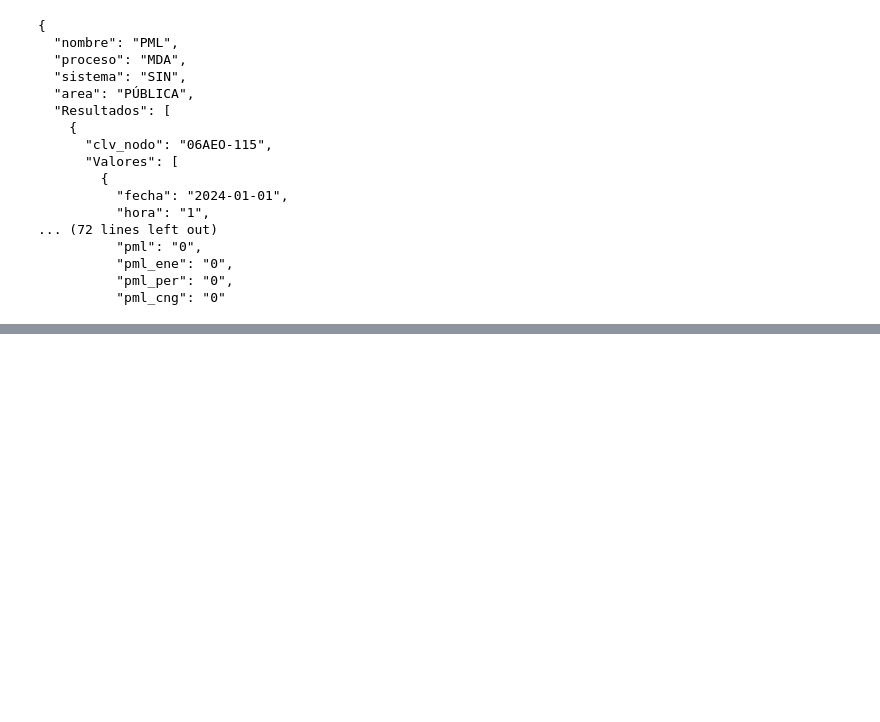
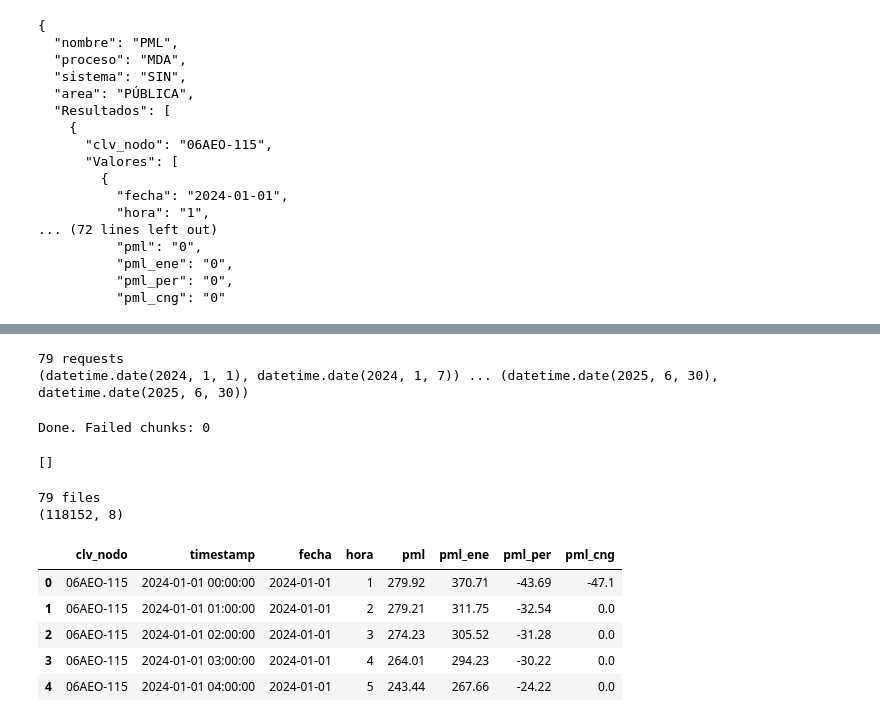
Before and after one commit to zyangarduno/CENACE-CHALLENGE, a Jupyter notebook: notebooks/01_extraction.ipynb, the cells around one changed output, grey strips where cells are left out. Cells and saved outputs as stored; diff of their text form; code cells hidden in the pictures; blank space fills up the shorter version.

```diff
--- a/notebooks/01_extraction.ipynb
+++ b/notebooks/01_extraction.ipynb
@@ -106,0 +167,15 @@ print(json.dumps(test, indent=2, ensure_ascii=False)[:2000])
+# %%
+def make_chunks(d_start, d_end, days):
+    chunks, current = [], d_start
+    while current <= d_end:
+        chunk_end = min(current + timedelta(days=days - 1), d_end)
+        chunks.append((current, chunk_end))
+        current = chunk_end + timedelta(days=1)
+    return chunks
+
+chunks = make_chunks(start, end, api["max_days_per_request"])
+print(len(chunks), "requests")
+print(chunks[0], "...", chunks[-1])
+# %% [output]
+79 requests
+(datetime.date(2024, 1, 1), datetime.date(2024, 1, 7)) ... (datetime.date(2025, 6, 30), datetime.date(2025, 6, 30))
@@ -106,0 +185,6 @@ print(json.dumps(test, indent=2, ensure_ascii=False)[:2000])
+# %%
+@retry(stop=stop_after_attempt(5), wait=wait_exponential(multiplier=2, min=2, max=60))
+def fetch(url):
+    response = requests.get(url, timeout=120)
+    response.raise_for_status()
+    return response.json()
@@ -106,0 +193,19 @@ print(json.dumps(test, indent=2, ensure_ascii=False)[:2000])
+# %%
+failed = []
+
+for d_start, d_end in tqdm(chunks):
+    out = RAW_DIR / f"{api['proceso']}_{d_start}_{d_end}.json"
+    if out.exists():
+        continue
+    try:
+        data = fetch(build_url(nodes, d_start, d_end))
+        out.write_text(json.dumps(data, ensure_ascii=False), encoding="utf-8")
+    except Exception as e:
+        failed.append((d_start, d_end, str(e)))
+    time.sleep(1)
+
+print("Done. Failed chunks:", len(failed))
+failed
+# %% [output]
+Done. Failed chunks: 0
+[]
@@ -106,0 +214,21 @@ print(json.dumps(test, indent=2, ensure_ascii=False)[:2000])
+# %%
+raw_files = sorted(RAW_DIR.glob(f"{api['proceso']}_*.json"))
+print(len(raw_files), "files")
+
+tables = []
+for path in raw_files:
+    data = json.loads(path.read_text(encoding="utf-8"))
+    tables.append(parse_response(data))
+
+df = pd.concat(tables, ignore_index=True)
+print(df.shape)
+df.head()
+# %% [output]
+79 files
+(118152, 8)
+|  | clv_nodo | timestamp | fecha | hora | pml | pml_ene | pml_per | pml_cng |
+| 0 | 06AEO-115 | 2024-01-01 00:00:00 | 2024-01-01 | 1 | 279.92 | 370.71 | -43.69 | -47.1 |
+| 1 | 06AEO-115 | 2024-01-01 01:00:00 | 2024-01-01 | 2 | 279.21 | 311.75 | -32.54 | 0.0 |
+| 2 | 06AEO-115 | 2024-01-01 02:00:00 | 2024-01-01 | 3 | 274.23 | 305.52 | -31.28 | 0.0 |
+| 3 | 06AEO-115 | 2024-01-01 03:00:00 | 2024-01-01 | 4 | 264.01 | 294.23 | -30.22 | 0.0 |
+| 4 | 06AEO-115 | 2024-01-01 04:00:00 | 2024-01-01 | 5 | 243.44 | 267.66 | -24.22 | 0.0 |
```
Also changed, not shown: parts of 17 cells of this notebook, 4 other files.
